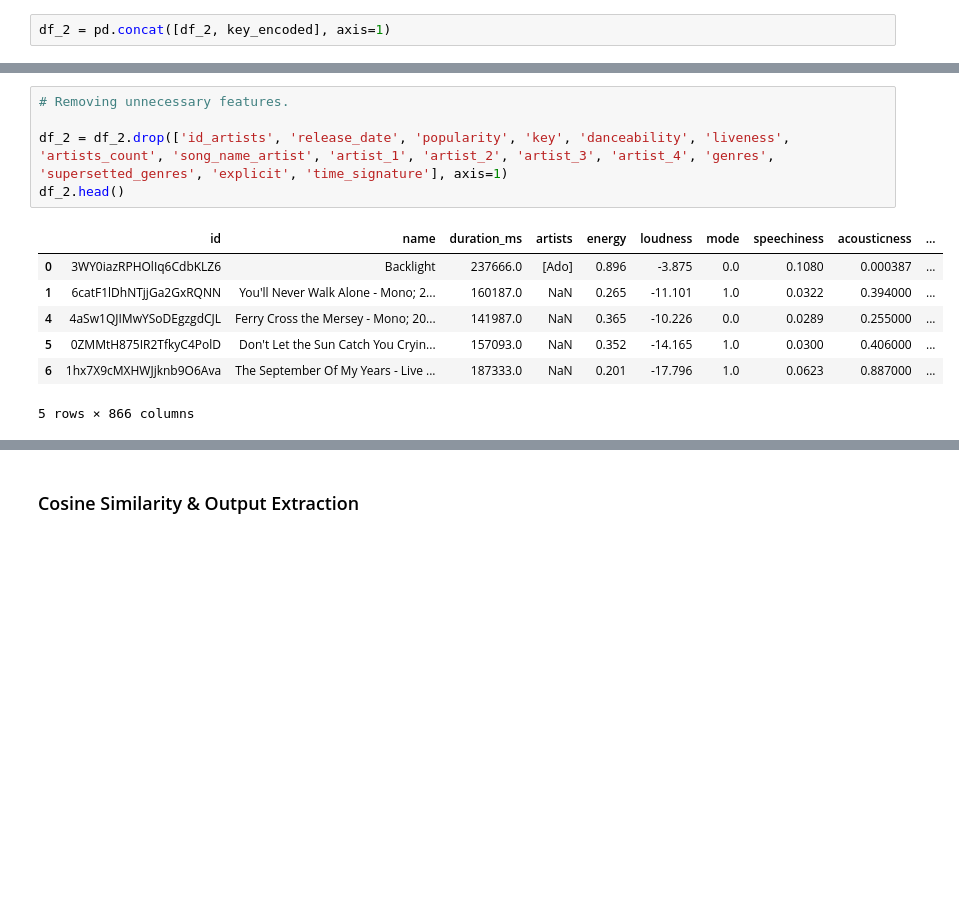
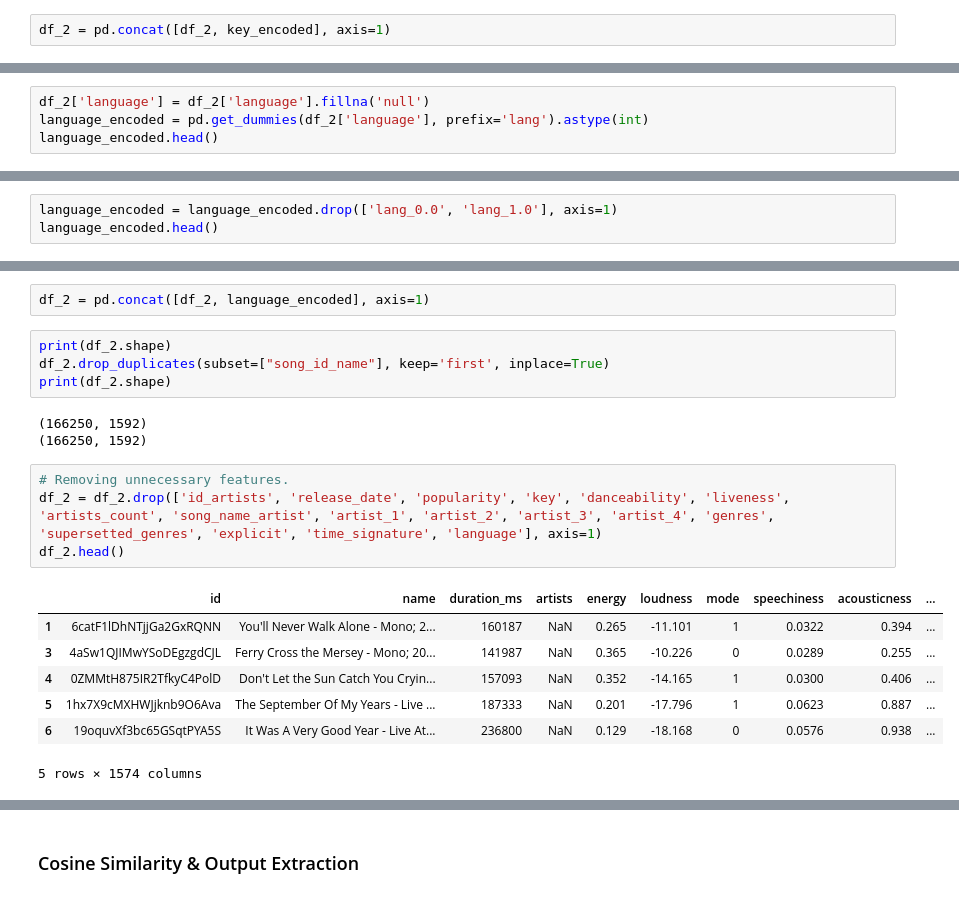
Before and after one commit to fishbrightwise/dap_artificial_dj, a Jupyter notebook: recommender model testing.ipynb, the cells around one changed output, grey strips where cells are left out. Drawn from its saved outputs; the diff is of its cells as text; blank space fills up the shorter version.

```diff
--- a/recommender model testing.ipynb
+++ b/recommender model testing.ipynb
@@ -442,0 +501,4 @@ print(df_2.shape)
+# %%
+df_2['language'] = df_2['language'].fillna('null')
+language_encoded = pd.get_dummies(df_2['language'], prefix='lang').astype(int)
+language_encoded.head()
@@ -442,0 +513,3 @@ print(df_2.shape)
+# %%
+language_encoded = language_encoded.drop(['lang_0.0', 'lang_1.0'], axis=1)
+language_encoded.head()
@@ -443,16 +524,24 @@ print(df_2.shape)
+# %%
+df_2 = pd.concat([df_2, language_encoded], axis=1)
+# %%
+print(df_2.shape)
+df_2.drop_duplicates(subset=["song_id_name"], keep='first', inplace=True)
+print(df_2.shape)
+# %% [output]
+(166250, 1592)
+(166250, 1592)
 # %%
 # Removing unnecessary features.
-
-df_2 = df_2.drop(['id_artists', 'release_date', 'popularity', 'key', 'danceability', 'liveness', 'artists_count', 'song_name_artist', 'artist_1', 'artist_2', 'artist_3', 'artist_4', 'genres', 'supersetted_genres', 'explicit', 'time_signature'], axis=1)
+df_2 = df_2.drop(['id_artists', 'release_date', 'popularity', 'key', 'danceability', 'liveness', 'artists_count', 'song_name_artist', 'artist_1', 'artist_2', 'artist_3', 'artist_4', 'genres', 'supersetted_genres', 'explicit', 'time_signature', 'language'], axis=1)
 df_2.head()
 # %% [output]
 |  | id | name | duration_ms | artists | energy | loudness | mode | speechiness | acousticness | ... |
-| 0 | 3WY0iazRPHOlIq6CdbKLZ6 | Backlight | 237666.0 | [Ado] | 0.896 | -3.875 | 0.0 | 0.1080 | 0.000387 | ... |
-| 1 | 6catF1lDhNTjjGa2GxRQNN | You'll Never Walk Alone - Mono; 2... | 160187.0 | NaN | 0.265 | -11.101 | 1.0 | 0.0322 | 0.394000 | ... |
-| 4 | 4aSw1QJIMwYSoDEgzgdCJL | Ferry Cross the Mersey - Mono; 20... | 141987.0 | NaN | 0.365 | -10.226 | 0.0 | 0.0289 | 0.255000 | ... |
-| 5 | 0ZMMtH875IR2TfkyC4PolD | Don't Let the Sun Catch You Cryin... | 157093.0 | NaN | 0.352 | -14.165 | 1.0 | 0.0300 | 0.406000 | ... |
-| 6 | 1hx7X9cMXHWJjknb9O6Ava | The September Of My Years - Live ... | 187333.0 | NaN | 0.201 | -17.796 | 1.0 | 0.0623 | 0.887000 | ... |
+| 1 | 6catF1lDhNTjjGa2GxRQNN | You'll Never Walk Alone - Mono; 2... | 160187 | NaN | 0.265 | -11.101 | 1 | 0.0322 | 0.394 | ... |
+| 3 | 4aSw1QJIMwYSoDEgzgdCJL | Ferry Cross the Mersey - Mono; 20... | 141987 | NaN | 0.365 | -10.226 | 0 | 0.0289 | 0.255 | ... |
+| 4 | 0ZMMtH875IR2TfkyC4PolD | Don't Let the Sun Catch You Cryin... | 157093 | NaN | 0.352 | -14.165 | 1 | 0.0300 | 0.406 | ... |
+| 5 | 1hx7X9cMXHWJjknb9O6Ava | The September Of My Years - Live ... | 187333 | NaN | 0.201 | -17.796 | 1 | 0.0623 | 0.887 | ... |
+| 6 | 19oquvXf3bc65GSqtPYA5S | It Was A Very Good Year - Live At... | 236800 | NaN | 0.129 | -18.168 | 0 | 0.0576 | 0.938 | ... |
-5 rows × 866 columns
+5 rows × 1574 columns
 # %%
 # Filling in any null values. (In case)
 
```
Also changed, not shown: parts of 47 cells of this notebook, 1 other file.
